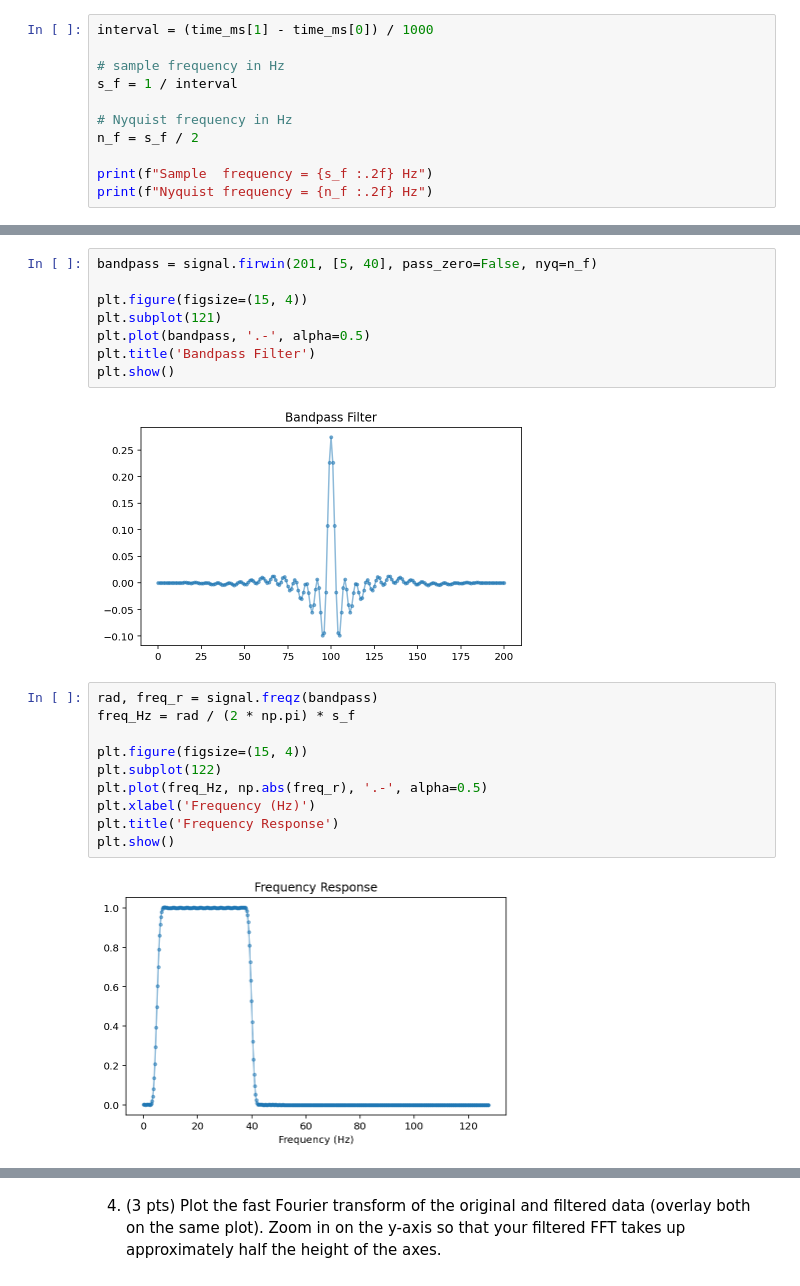
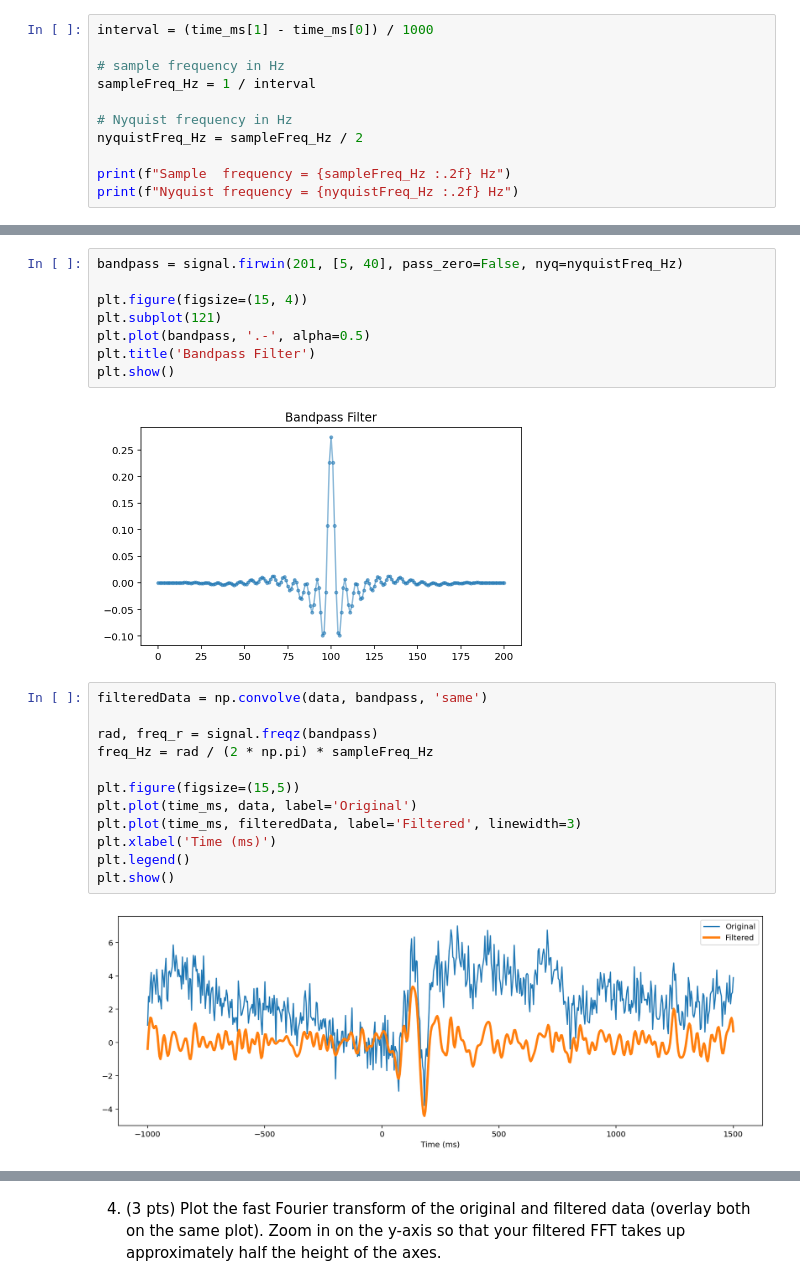
Before and after one commit to nishadalal120/NEU-365P-385L-Spring-2021, a Jupyter notebook: homework/homework-timeseries.ipynb, the cells around one changed output, grey strips where cells are left out. Saved outputs shown, nothing was run; the diff lists cells and outputs as text.

```diff
--- a/homework/homework-timeseries.ipynb
+++ b/homework/homework-timeseries.ipynb
@@ -149,13 +149,13 @@ time_ms = np.linspace(-1000, 1500, len(data))
 interval = (time_ms[1] - time_ms[0]) / 1000
 
 # sample frequency in Hz
-s_f = 1 / interval
+sampleFreq_Hz = 1 / interval
 
 # Nyquist frequency in Hz
-n_f = s_f / 2
+nyquistFreq_Hz = sampleFreq_Hz / 2
 
-print(f"Sample  frequency = {s_f :.2f} Hz")
-print(f"Nyquist frequency = {n_f :.2f} Hz")
+print(f"Sample  frequency = {sampleFreq_Hz :.2f} Hz")
+print(f"Nyquist frequency = {nyquistFreq_Hz :.2f} Hz")
 # %% [output]
 Sample  frequency = 255.60 Hz
 Nyquist frequency = 127.80 Hz
@@ -178,5 +178,5 @@ plt.show()
 # %%
-bandpass = signal.firwin(201, [5, 40], pass_zero=False, nyq=n_f)
+bandpass = signal.firwin(201, [5, 40], pass_zero=False, nyq=nyquistFreq_Hz)
 
 plt.figure(figsize=(15, 4))
 plt.subplot(121)
@@ -186,14 +186,16 @@ plt.show()
 # %% [output]
 [figure]
 # %%
+filteredData = np.convolve(data, bandpass, 'same')
+
 rad, freq_r = signal.freqz(bandpass)
-freq_Hz = rad / (2 * np.pi) * s_f
+freq_Hz = rad / (2 * np.pi) * sampleFreq_Hz
 
-plt.figure(figsize=(15, 4))
-plt.subplot(122)
-plt.plot(freq_Hz, np.abs(freq_r), '.-', alpha=0.5)
-plt.xlabel('Frequency (Hz)')
-plt.title('Frequency Response')
+plt.figure(figsize=(15,5))
+plt.plot(time_ms, data, label='Original')
+plt.plot(time_ms, filteredData, label='Filtered', linewidth=3)
+plt.xlabel('Time (ms)')
+plt.legend()
 plt.show()
 # %% [output]
-[figure, old version]
+[figure, new version]
```
Also changed, not shown: parts of 6 cells of this notebook.
